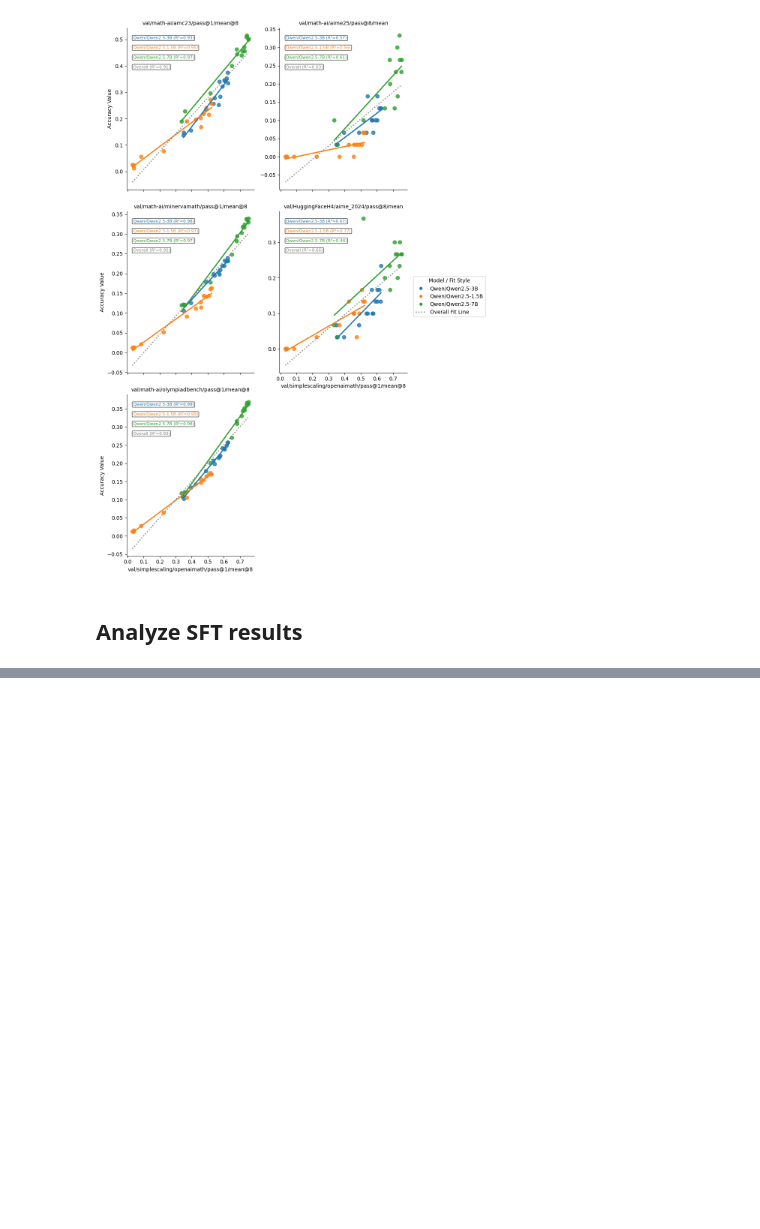
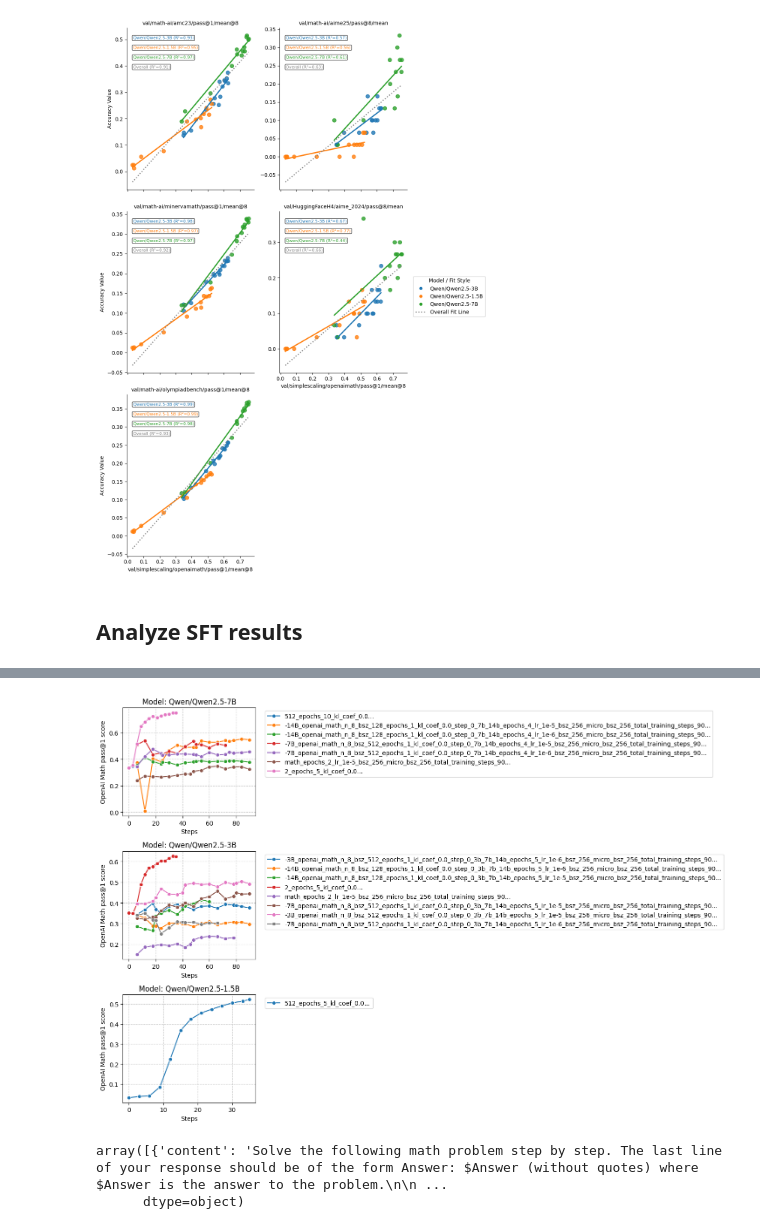
Before and after one commit to brendel-group/verl, a Jupyter notebook: notebooks/analysis.ipynb, the cells around one changed output, grey strips where cells are left out. Drawn from its saved outputs; the diff is of its cells as text; code cells hidden in the pictures; blank space fills up the shorter version.

```diff
--- a/notebooks/analysis.ipynb
+++ b/notebooks/analysis.ipynb
@@ -74,7 +136,9 @@ plt.show()
 # %%
 x_metric = 'val/simplescaling/openaimath/pass@1/mean@8'
 y_metric = 'val/math-ai/amc23/pass@1/mean@8'
-model_column = 'model'
+model_column = 'exp_name'
+
+results_rl = results[results['model']=='Qwen/Qwen2.5-3B']
 
 plt.figure(figsize=(12, 7)) # Adjusted figure size for a better legend layout
 
@@ -348,0 +462,56 @@ results_sft_3b
+# %%
+import matplotlib.pyplot as plt
+import seaborn as sns
+import pandas as pd
+
+# Get experiment names that have more than one step/row
+exp_counts = results.groupby('exp_name').size()
+valid_exps = exp_counts[exp_counts > 1].index.tolist()
+
+# Filter results to only include experiments with multiple steps
+filtered_results = results[results['exp_name'].isin(valid_exps)]
+
+# Get unique models
+unique_models = filtered_results['model'].unique()
+
+# Set up the figure
+plt.figure(figsize=(15, 10))
+
+# Create a plot for each model
+for i, model in enumerate(unique_models):
+    model_data = filtered_results[filtered_results['model'] == model]
+
+    # Skip if no data for this model
+    if len(model_data) == 0:
+        continue
+
+    # Get unique experiment names for this model
+    exp_names = model_data['exp_name'].unique()
+
+    # Create subplot
+    plt.subplot(len(unique_models), 1, i+1)
+
+    # Plot each experiment as a separate line
+    for exp_name in exp_names:
+        exp_data = model_data[model_data['exp_name'] == exp_name]
+
+        # Only plot if there are multiple steps for this experiment
+        if len(exp_data) > 1:
+            sns.lineplot(
+                data=exp_data,
+                x='step',
+                y='val/simplescaling/openaimath/pass@1/mean@8',
+                label=exp_name[33:] + '...' if len(exp_name) > 30 else exp_name,
+                marker='o'
+            )
+
+    plt.title(f'Model: {model}')
+    plt.xlabel('Steps')
+    plt.ylabel('OpenAI Math pass@1 score')
+    plt.grid(True, linestyle='--', alpha=0.7)
+    plt.legend(bbox_to_anchor=(1.05, 1), loc='upper left')
+
+plt.tight_layout()
+plt.show()
+# %% [output]
+[figure, added]
@@ -348,0 +520,5 @@ results_sft_3b
+# %%
+dapo['prompt'][0]
+# %% [output]
+array([{'content': 'Solve the following math problem step by step. The last line of your response should be of the form Answer: $Answer (without quotes) where $Answer is the answer to the problem.\n\n ...
+      dtype=object)
```
Also changed, not shown: parts of 11 cells of this notebook, 2 other files.
